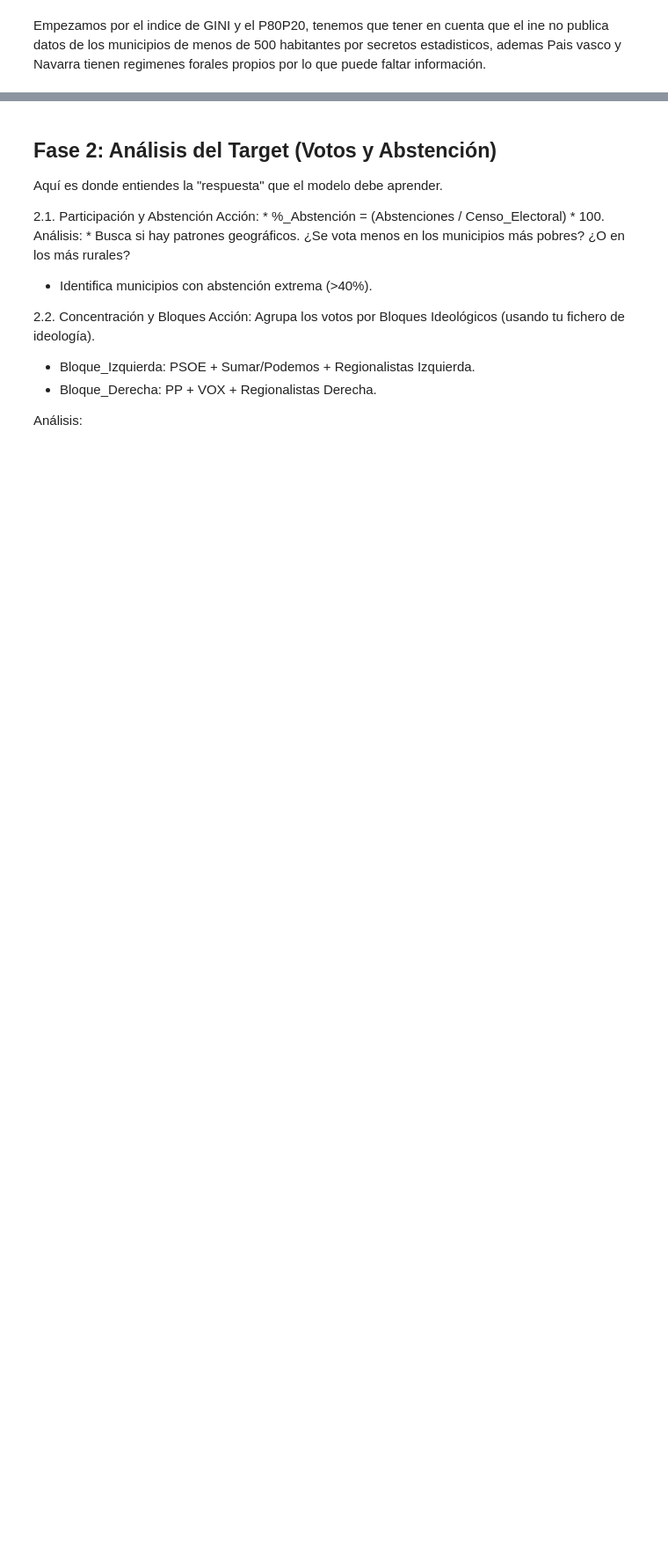
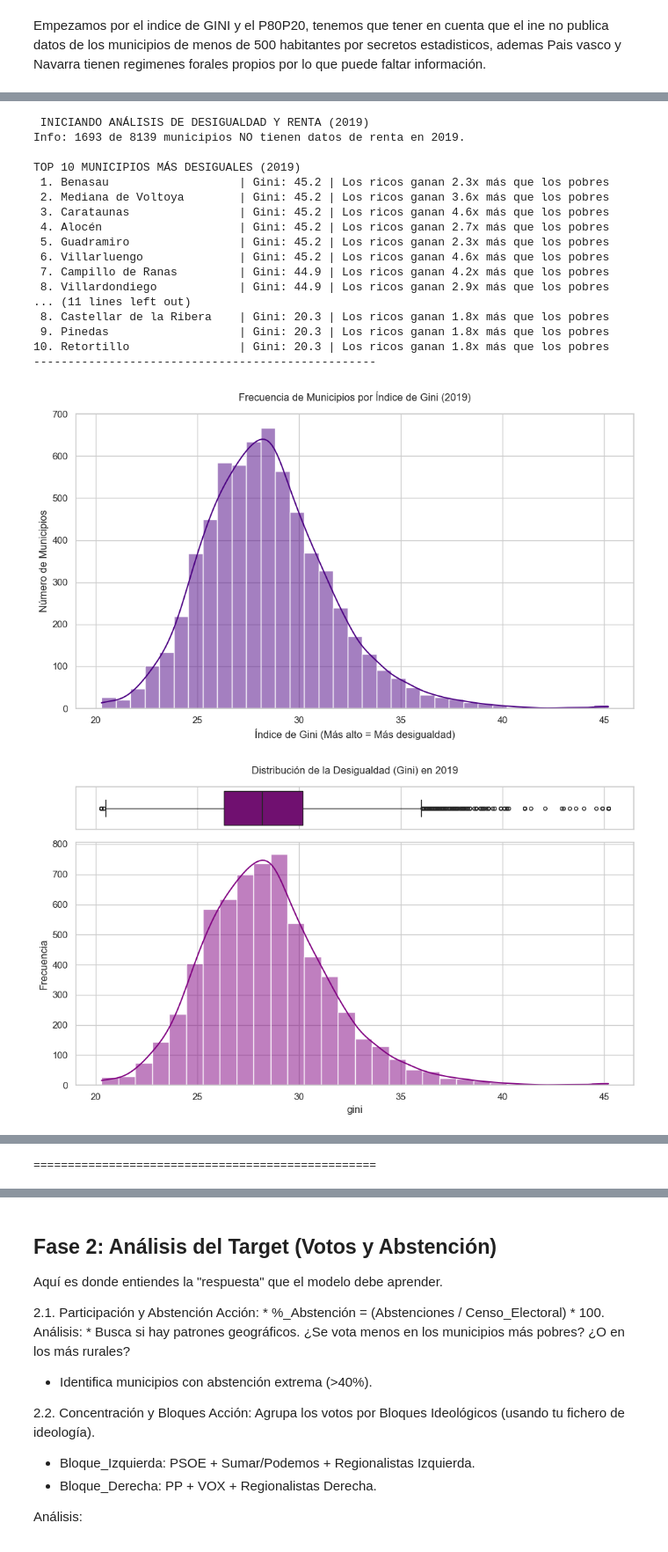
Before and after one commit to oriol1424/TFM_Electoral, a Jupyter notebook: main.ipynb, the cells around one changed output, grey strips where cells are left out. Shown at 88% size. Saved outputs shown, nothing was run; the diff lists cells and outputs as text; code cells hidden in the pictures; blank space fills up the shorter version.

```diff
--- a/main.ipynb
+++ b/main.ipynb
@@ -330,2 +327,22 @@ Podemos ver que Navarra tiene todos sus municipios con valores nulos; esto es cl
 # %%
-#df_desigualdad_2019 = eda_gini_p80p20(df_gini_completo=df_2019_GINI_P80P20, anyo="2019")
+df_desigualdad_2019 = eda_gini_p80p20(df_gini_completo=df_2019_GINI_P80P20, anyo="2019")
+# %% [output]
+ INICIANDO ANÁLISIS DE DESIGUALDAD Y RENTA (2019)
+Info: 1693 de 8139 municipios NO tienen datos de renta en 2019.
+
+TOP 10 MUNICIPIOS MÁS DESIGUALES (2019)
+ 1. Benasau                   | Gini: 45.2 | Los ricos ganan 2.3x más que los pobres
+ 2. Mediana de Voltoya        | Gini: 45.2 | Los ricos ganan 3.6x más que los pobres
+ 3. Carataunas                | Gini: 45.2 | Los ricos ganan 4.6x más que los pobres
+ 4. Alocén                    | Gini: 45.2 | Los ricos ganan 2.7x más que los pobres
+ 5. Guadramiro                | Gini: 45.2 | Los ricos ganan 2.3x más que los pobres
+ 6. Villarluengo              | Gini: 45.2 | Los ricos ganan 4.6x más que los pobres
+ 7. Campillo de Ranas         | Gini: 44.9 | Los ricos ganan 4.2x más que los pobres
+ 8. Villardondiego            | Gini: 44.9 | Los ricos ganan 2.9x más que los pobres
+... (11 lines left out)
+ 8. Castellar de la Ribera    | Gini: 20.3 | Los ricos ganan 1.8x más que los pobres
+ 9. Pinedas                   | Gini: 20.3 | Los ricos ganan 1.8x más que los pobres
+10. Retortillo                | Gini: 20.3 | Los ricos ganan 1.8x más que los pobres
+--------------------------------------------------
+[figure, added]
+[figure, added]
@@ -331,0 +350 @@ Podemos ver que Navarra tiene todos sus municipios con valores nulos; esto es cl
+==================================================
```
Also changed, not shown: parts of 6 cells of this notebook, 3 other files.
